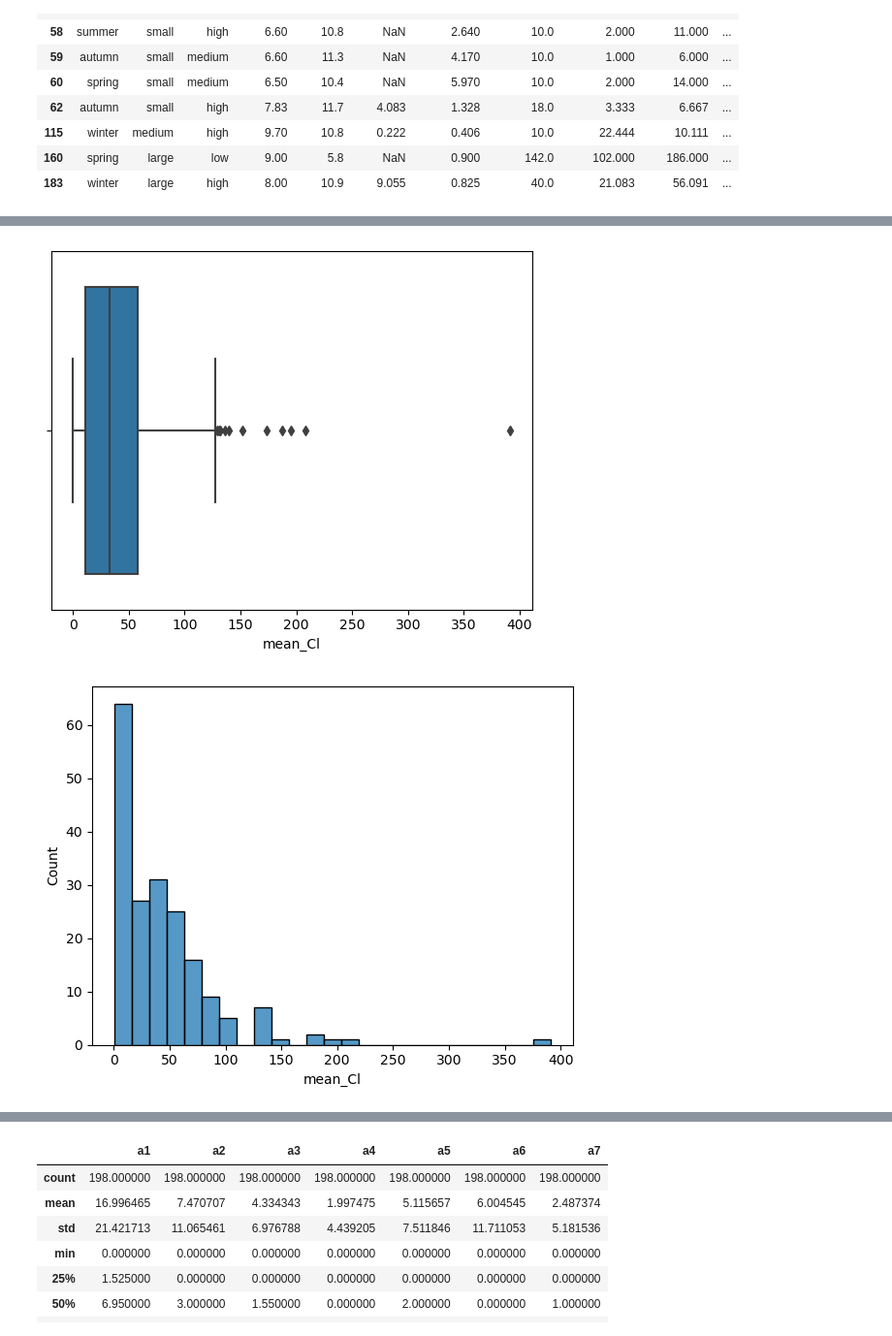
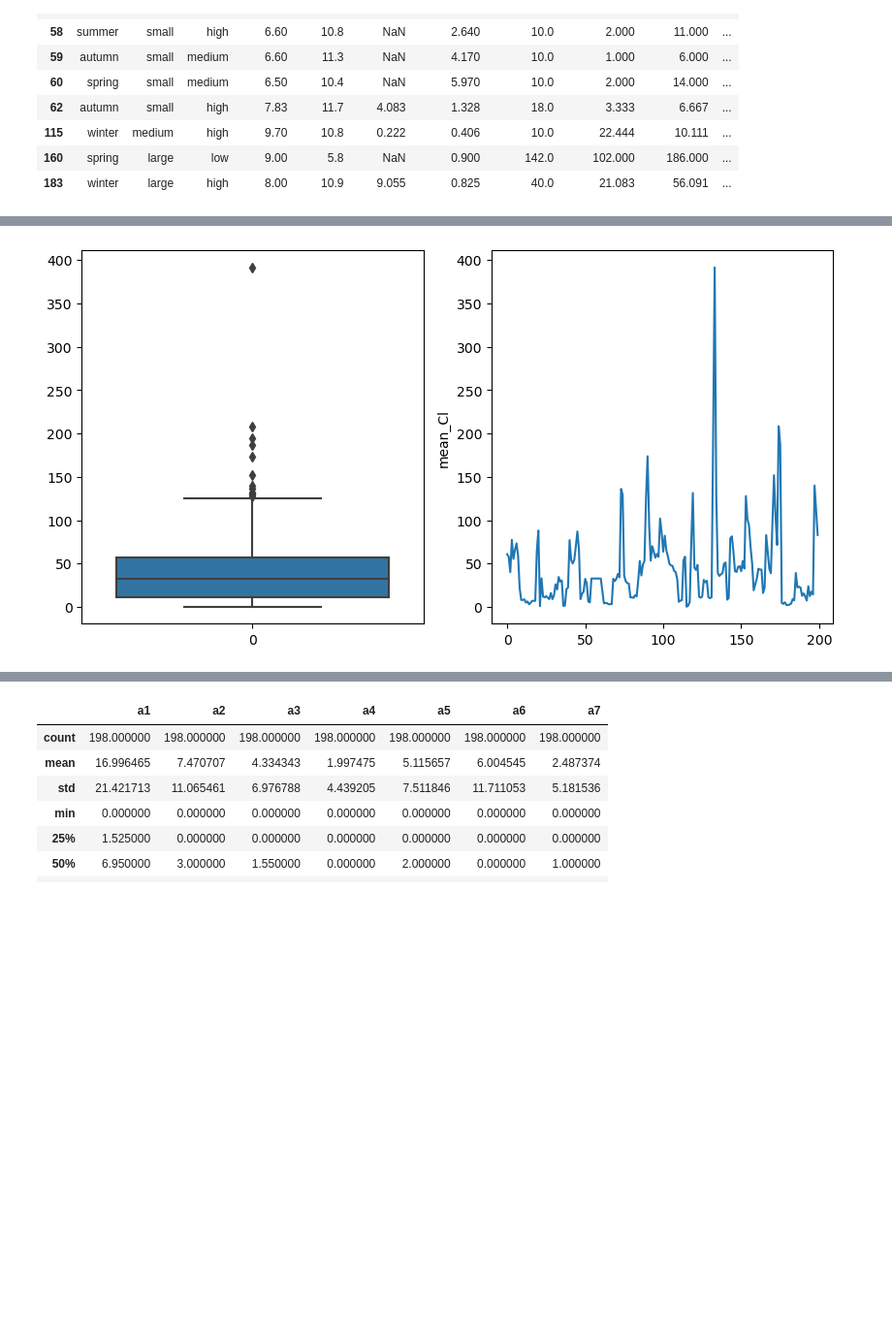
Before and after one commit to Patryk-Stefanski/ExploratoryDataAnalysis1, a Jupyter notebook: Algae_1.ipynb, the cells around one changed output, grey strips where cells are left out. Shown at 97% size. Drawn from its saved outputs; the diff is of its cells as text; code cells hidden in the pictures; blank space fills up the shorter version.

```diff
--- a/Algae_1.ipynb
+++ b/Algae_1.ipynb
@@ -89,16 +106,15 @@ df.mean_Chlor.fillna(df.mean_Chlor.median(), inplace=True)
 # %%
 ##mean_Cl
-sns.boxplot(df.mean_Cl)
-plt.show()
-sns.histplot(df.mean_Cl)
-plt.show()
+fig, (ax1,ax2) = plt.subplots(1, 2, figsize=(10, 5))
 
-## Similarly to mean_Chlor the values are clustere around the leftr side showing an uneven distributuon ,
+sns.boxplot(ax=ax1, data=df.mean_Cl)
+sns.lineplot(ax=ax2, data=df.mean_Cl)
+
+## Similarly to mean_Chlor the values are clustere around the left side showing an uneven distributuon ,
 ## so in this case using the median would also be a better representation of the central location to replace NA values.
 
 df.mean_Cl.fillna(df.mean_Cl.median(), inplace=True)
 # %% [output]
-[figure, old version]
+[figure, new version]
-[figure, removed]
 # %%
 ##mean_P04
```
Also changed, not shown: parts of 16 cells of this notebook, 1 other file.
